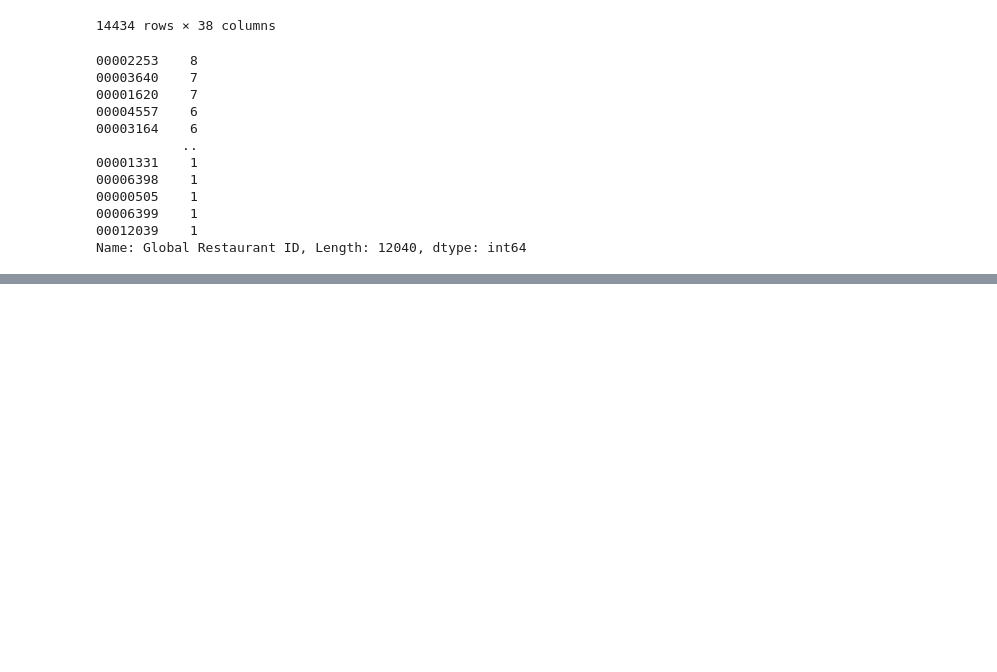
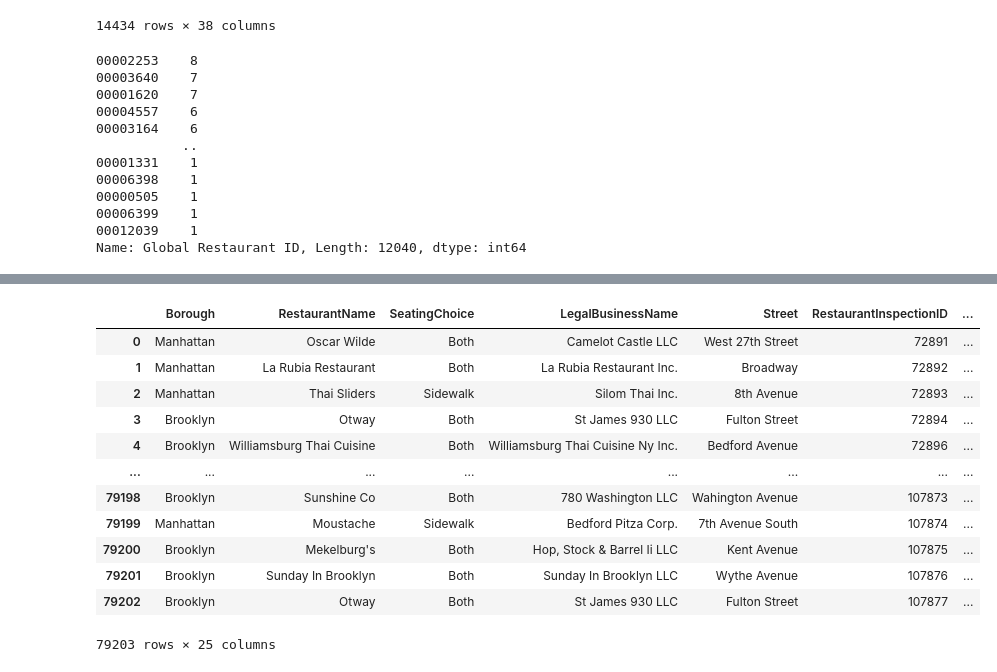
Before and after one commit to sephi-22/restaurant_services_analytics, a Jupyter notebook: Creating_global_id.ipynb, the cells around one changed output, grey strips where cells are left out. Saved outputs shown, nothing was run; the diff lists cells and outputs as text; code cells hidden in the pictures; blank space fills up the shorter version.

```diff
--- a/Creating_global_id.ipynb
+++ b/Creating_global_id.ipynb
@@ -158,0 +167,16 @@ dohmh_df
+# %%
+inspections_df
+# %% [output]
+|  | Borough | RestaurantName | SeatingChoice | LegalBusinessName | Street | RestaurantInspectionID | ... |
+| 0 | Manhattan | Oscar Wilde | Both | Camelot Castle LLC | West 27th Street | 72891 | ... |
+| 1 | Manhattan | La Rubia Restaurant | Both | La Rubia Restaurant Inc. | Broadway | 72892 | ... |
+| 2 | Manhattan | Thai Sliders | Sidewalk | Silom Thai Inc. | 8th Avenue | 72893 | ... |
+| 3 | Brooklyn | Otway | Both | St James 930 LLC | Fulton Street | 72894 | ... |
+| 4 | Brooklyn | Williamsburg Thai Cuisine | Both | Williamsburg Thai Cuisine Ny Inc. | Bedford Avenue | 72896 | ... |
+| ... | ... | ... | ... | ... | ... | ... | ... |
+| 79198 | Brooklyn | Sunshine Co | Both | 780 Washington LLC | Wahington Avenue | 107873 | ... |
+| 79199 | Manhattan | Moustache | Sidewalk | Bedford Pitza Corp. | 7th Avenue South | 107874 | ... |
+| 79200 | Brooklyn | Mekelburg's | Both | Hop, Stock & Barrel Ii LLC | Kent Avenue | 107875 | ... |
+| 79201 | Brooklyn | Sunday In Brooklyn | Both | Sunday In Brooklyn LLC | Wythe Avenue | 107876 | ... |
+| 79202 | Brooklyn | Otway | Both | St James 930 LLC | Fulton Street | 107877 | ... |
+79203 rows × 25 columns
```
Also changed, not shown: parts of 21 cells of this notebook.
